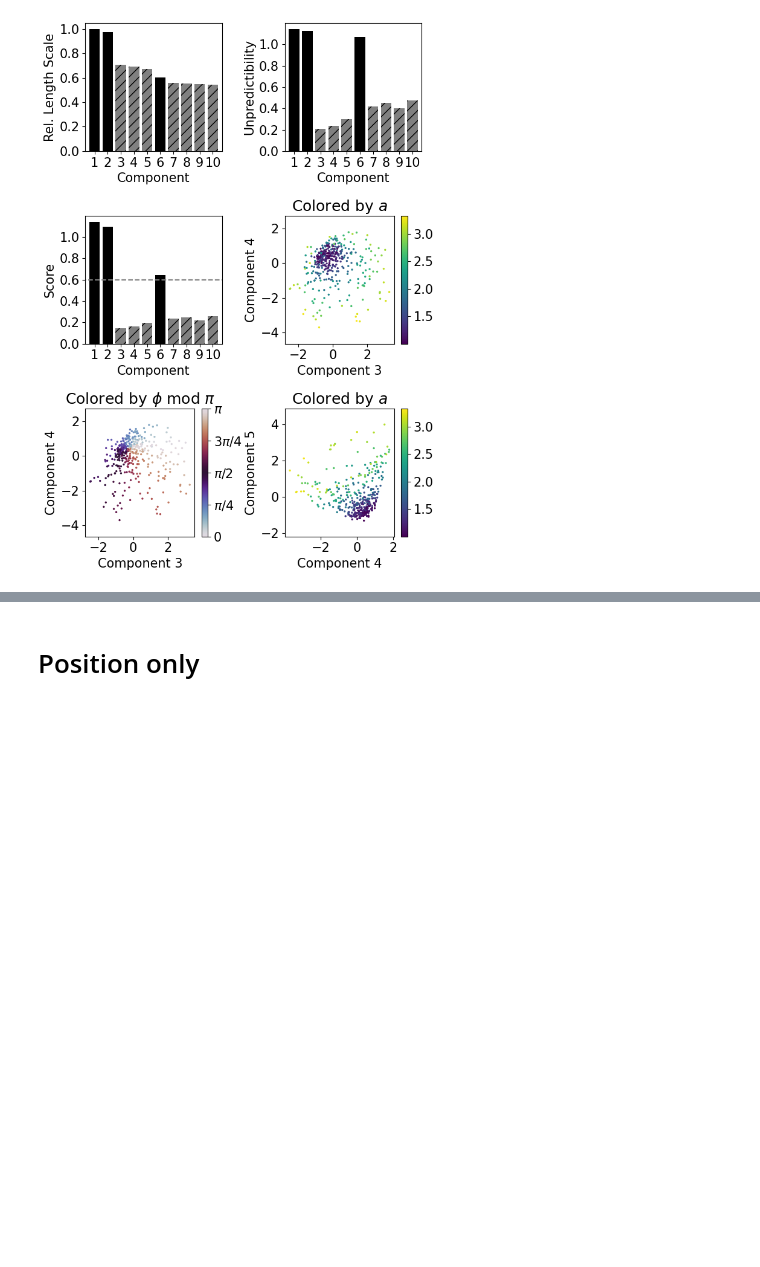
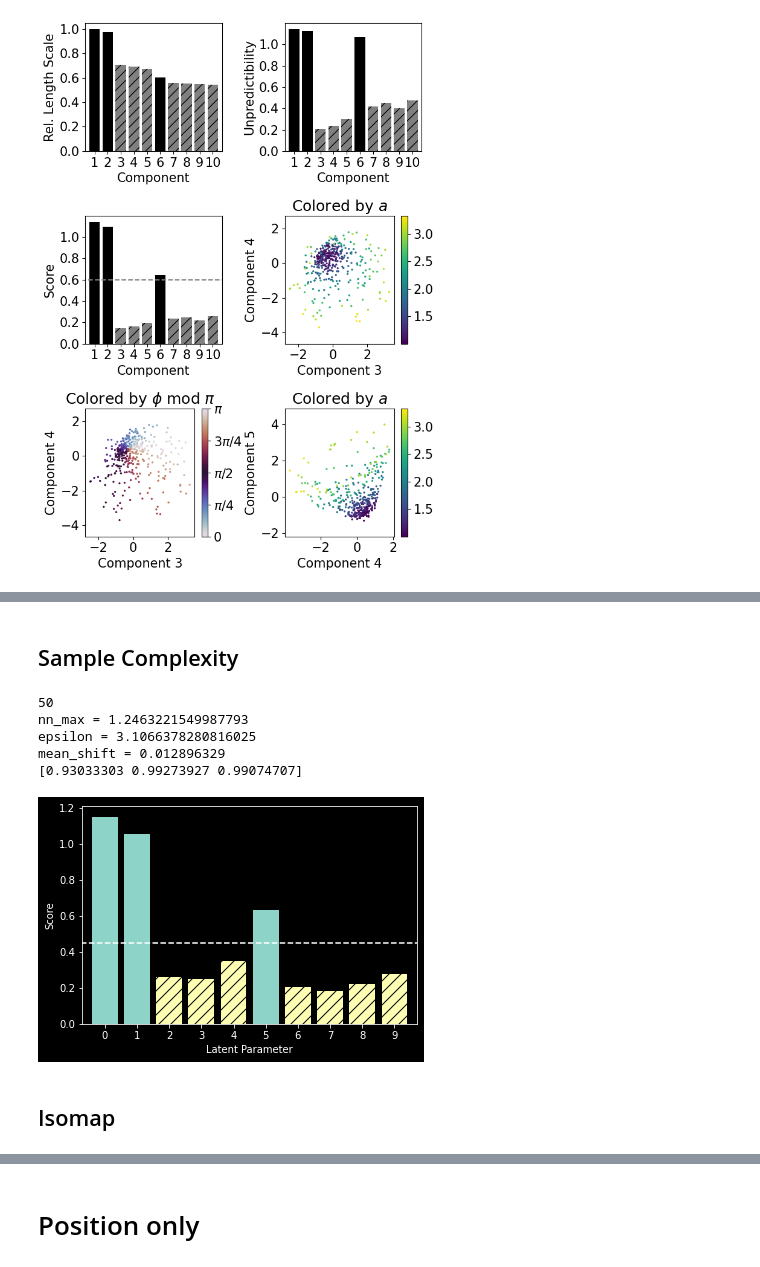
Before and after one commit to peterparity/conservation-laws-manifold-learning, a Jupyter notebook: planar_orbits.ipynb, the cells around one changed output, grey strips where cells are left out. Drawn from its saved outputs; the diff is of its cells as text; code cells hidden in the pictures; blank space fills up the shorter version.

```diff
--- a/planar_orbits.ipynb
+++ b/planar_orbits.ipynb
@@ -543,0 +634,40 @@ planar_orbits_400_200
+# %% [markdown]
+## Sample Complexity
+# %%
+from sklearn.linear_model import LinearRegression
+from scipy.stats import spearmanr
+
+n = 100
+k = int(200 * n/400)
+print(k)
+evals, embedding, epsilon = manifold.diffusion_map(dist_mat[:n][:,:n], n_components=10, epsilon='max', n_neighbors=k, alpha=1, robust=True)
+
+threshold = 0.45
+n_components = evals.shape[0]
+embed_list, scores_pass, scores_fail = manifold.heuristic_importance_score(evals, embedding, threshold=threshold, weights="adjusted")
+plt.figure()
+plt.bar(list(range(n_components)), scores_pass[:n_components])
+plt.bar(list(range(n_components)), scores_fail[:n_components], hatch='//')
+plt.xticks(ticks=range(n_components))
+plt.xlim(-0.7, n_components-0.3)
+# plt.ylim(0, 1)
+plt.ylabel("Score")
+plt.xlabel("Latent Parameter")
+plt.hlines(threshold, -1, n_components, 'white', linestyles='dashed');
+
+rhos = []
+for y in [L[:n], a[:n]*np.cos(phi0[:n]), a[:n]*np.sin(phi0[:n])]:
+    X = embedding[:, embed_list]
+    reg = LinearRegression().fit(X, y)
+    rhos.append(spearmanr(reg.predict(X), y).correlation)
+rhos = np.array(rhos)
+print(rhos)
+# %% [output]
+50
+nn_max = 1.2463221549987793
+epsilon = 3.1066378280816025
+mean_shift = 0.012896329
+[0.93033303 0.99273927 0.99074707]
+[figure, added]
+# %% [markdown]
+## Isomap
```
Also changed, not shown: parts of 15 cells of this notebook, 6 other files.
